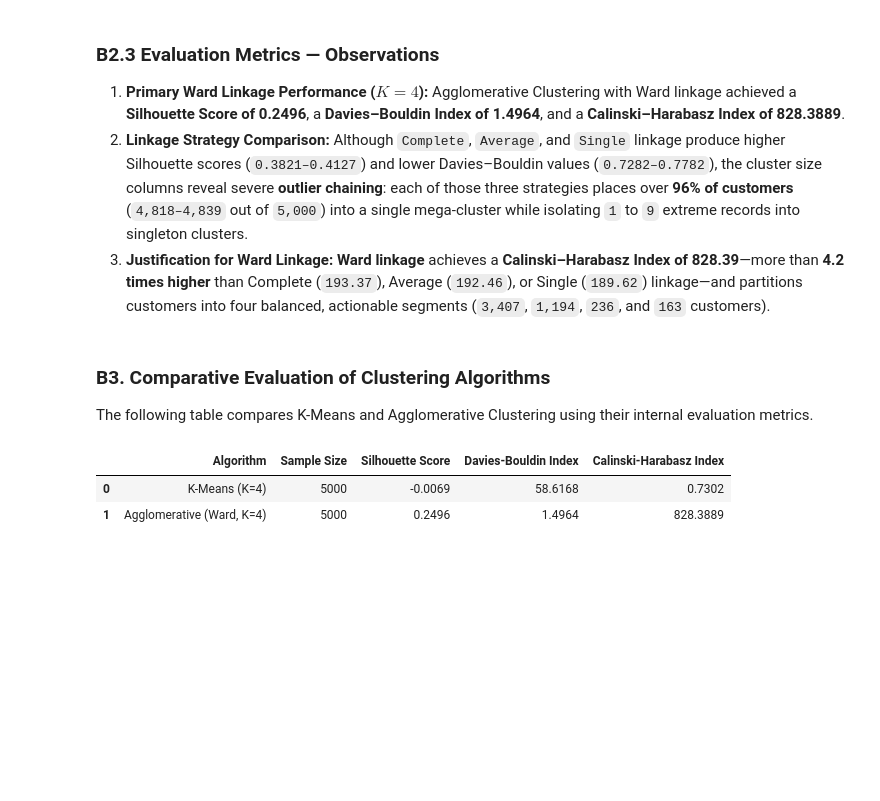
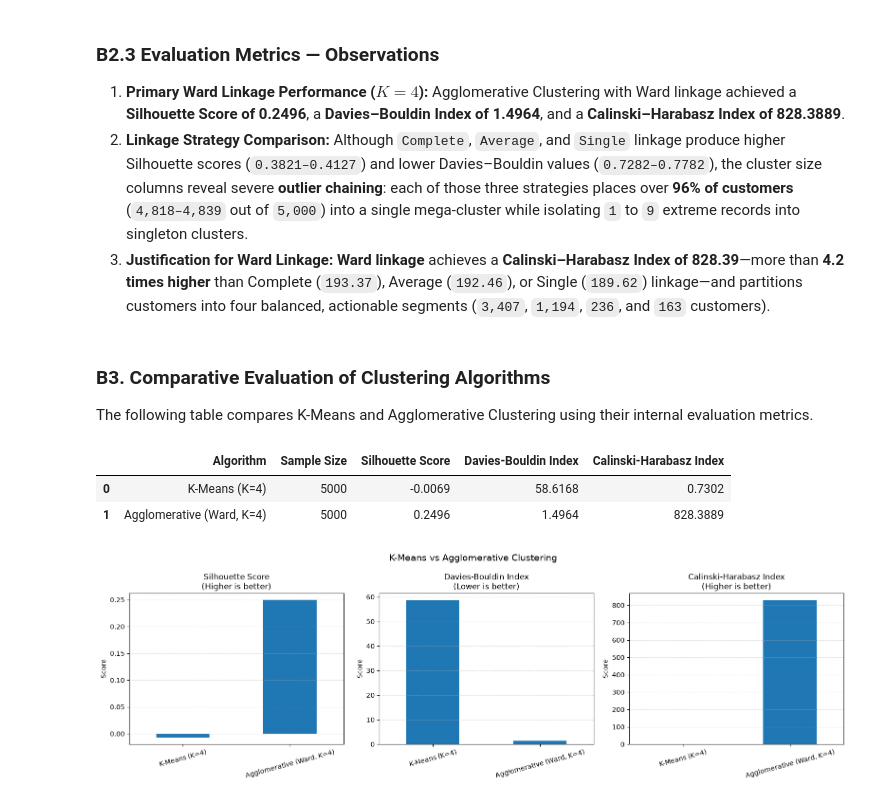
Before and after one commit to MohithKumar128/ML-301, a Jupyter notebook: notebooks/clustering.ipynb, the cells around one changed output. Cells and saved outputs as stored; diff of their text form; code cells hidden in the pictures; blank space fills up the shorter version.

Commit message:
Add clustering algorithm comparison plot

```diff
--- a/notebooks/clustering.ipynb
+++ b/notebooks/clustering.ipynb
@@ -1022,3 +1022,29 @@ display(clustering_comparison.round(4))
 |  | Algorithm | Sample Size | Silhouette Score | Davies-Bouldin Index | Calinski-Harabasz Index |
 | 0 | K-Means (K=4) | 5000 | -0.0069 | 58.6168 | 0.7302 |
 | 1 | Agglomerative (Ward, K=4) | 5000 | 0.2496 | 1.4964 | 828.3889 |
+# %%
+import matplotlib.pyplot as plt
+
+metrics = [
+    ("Silhouette Score", "Higher is better"),
+    ("Davies-Bouldin Index", "Lower is better"),
+    ("Calinski-Harabasz Index", "Higher is better")
+]
+
+fig, axes = plt.subplots(1, 3, figsize=(16, 5))
+
+for ax, (metric, direction) in zip(axes, metrics):
+    values = clustering_comparison.set_index("Algorithm")[metric]
+
+    values.plot(kind="bar", ax=ax)
+    ax.set_title(f"{metric}\n({direction})")
+    ax.set_ylabel("Score")
+    ax.set_xlabel("")
+    ax.tick_params(axis="x", rotation=15)
+    ax.grid(axis="y", linestyle="--", alpha=0.4)
+
+plt.suptitle("K-Means vs Agglomerative Clustering", fontsize=14)
+plt.tight_layout()
+plt.show()
+# %% [output]
+[figure, added]
```
